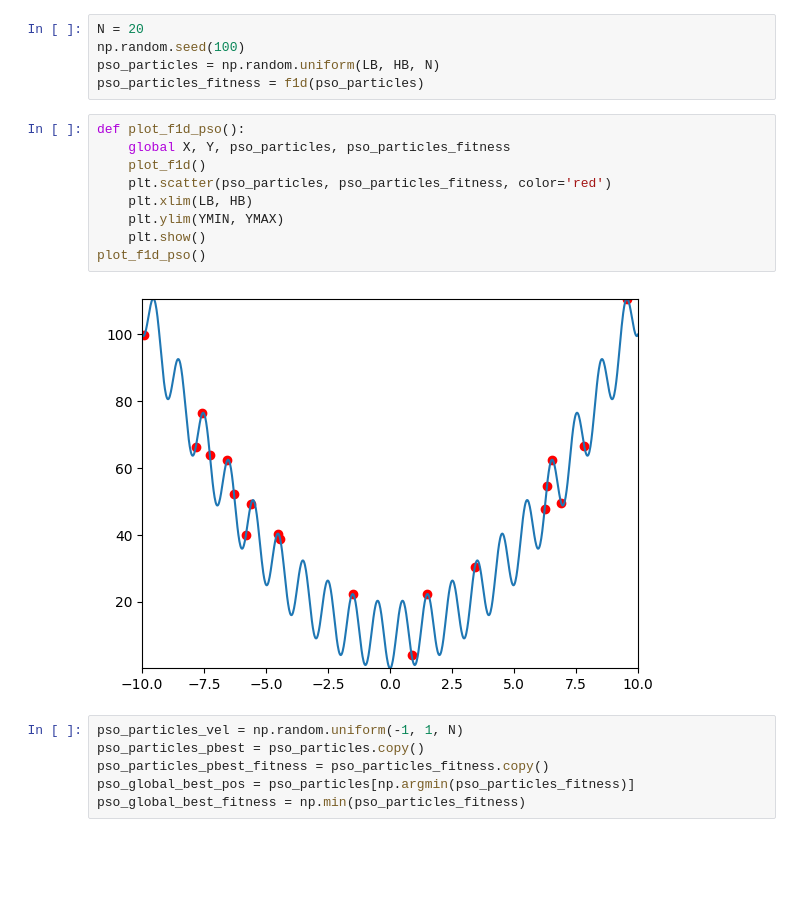
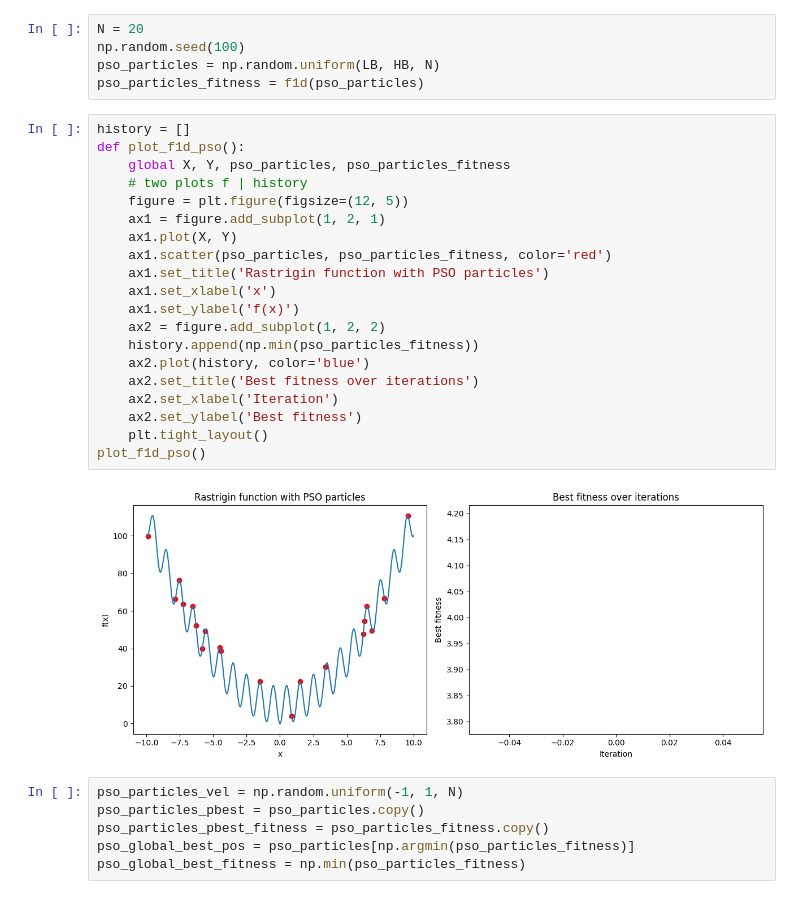
Before and after one commit to Khalil-Youssefi/SwarmRoboticsLecture, a Jupyter notebook: PSO_1D_Rastrigin.ipynb, the cells around one changed output. Cells and saved outputs as stored; diff of their text form; blank space fills up the shorter version.

Commit message:
bug fix | termination condition added | imp. visualization

```diff
--- a/PSO_1D_Rastrigin.ipynb
+++ b/PSO_1D_Rastrigin.ipynb
@@ -28,16 +28,27 @@ np.random.seed(100)
 pso_particles = np.random.uniform(LB, HB, N)
 pso_particles_fitness = f1d(pso_particles)
 # %%
+history = []
 def plot_f1d_pso():
     global X, Y, pso_particles, pso_particles_fitness
-    plot_f1d()
-    plt.scatter(pso_particles, pso_particles_fitness, color='red')
-    plt.xlim(LB, HB)
-    plt.ylim(YMIN, YMAX)
-    plt.show()
+    # two plots f | history
+    figure = plt.figure(figsize=(12, 5))
+    ax1 = figure.add_subplot(1, 2, 1)
+    ax1.plot(X, Y)
+    ax1.scatter(pso_particles, pso_particles_fitness, color='red')
+    ax1.set_title('Rastrigin function with PSO particles')
+    ax1.set_xlabel('x')
+    ax1.set_ylabel('f(x)')
+    ax2 = figure.add_subplot(1, 2, 2)
+    history.append(np.min(pso_particles_fitness))
+    ax2.plot(history, color='blue')
+    ax2.set_title('Best fitness over iterations')
+    ax2.set_xlabel('Iteration')
+    ax2.set_ylabel('Best fitness')
+    plt.tight_layout()
 plot_f1d_pso()
 # %% [output]
-[figure, old version]
+[figure, new version]
 # %%
 pso_particles_vel = np.random.uniform(-1, 1, N)
 pso_particles_pbest = pso_particles.copy()
```
Also changed, not shown: parts of 2 cells of this notebook, 1 other file.
